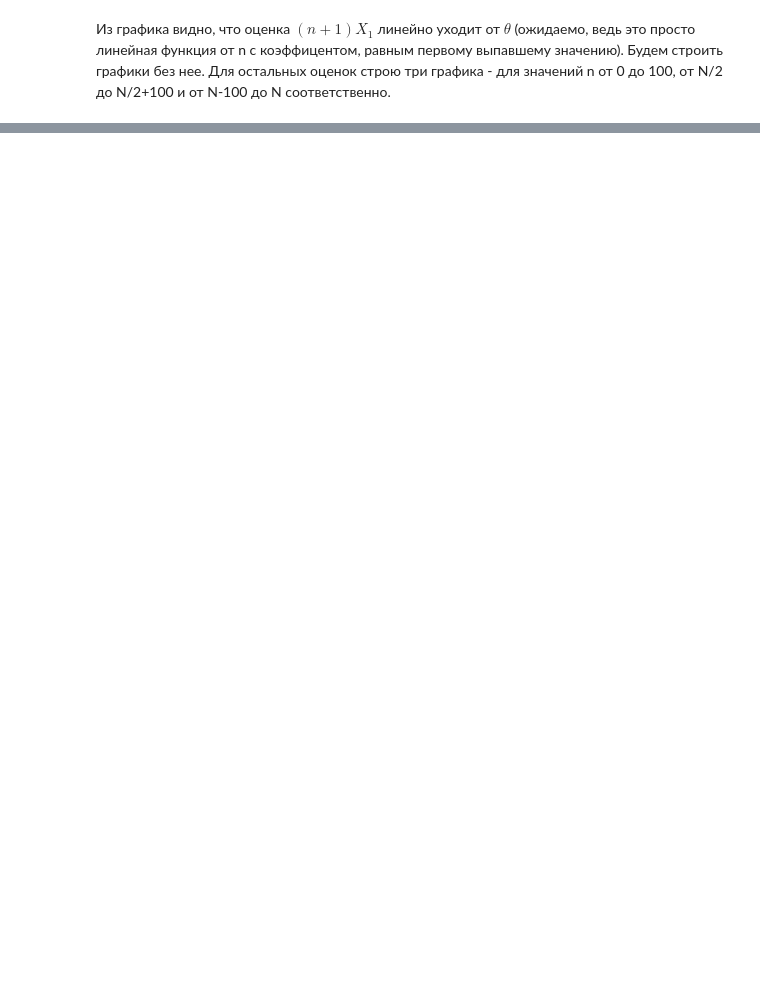
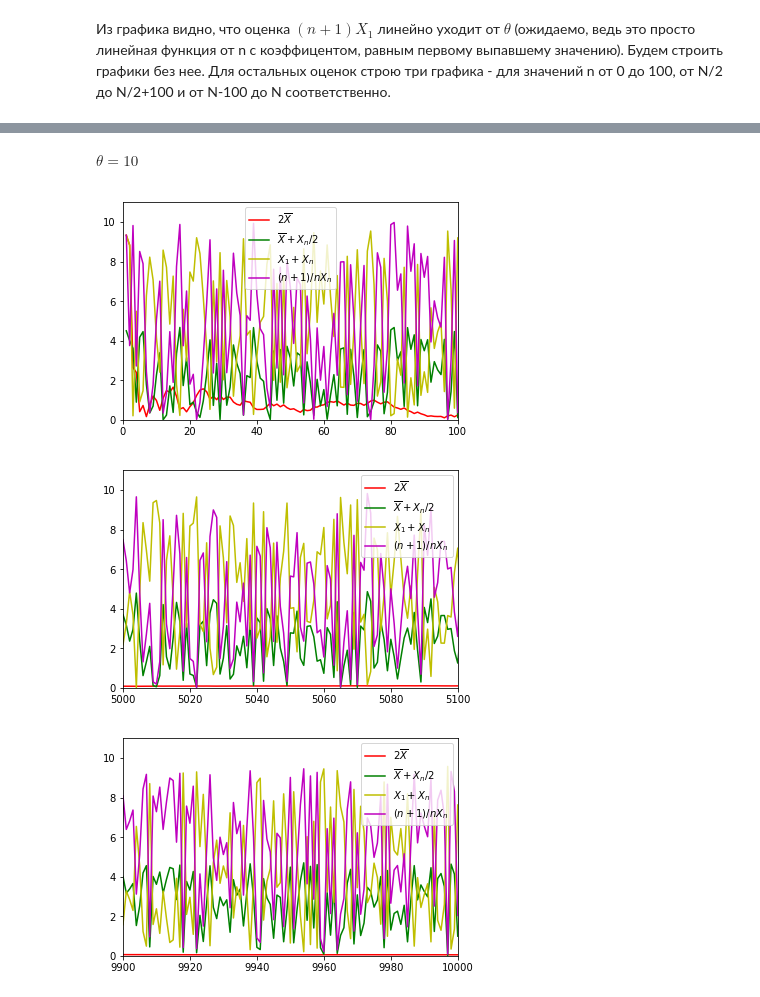
Before and after one commit to KaloshinPE/matstatistics, a Jupyter notebook: task1/task1 report.ipynb, the cells around one changed output, grey strips where cells are left out. Saved outputs shown, nothing was run; the diff lists cells and outputs as text; code cells hidden in the pictures; blank space fills up the shorter version.

```diff
--- a/task1/task1 report.ipynb
+++ b/task1/task1 report.ipynb
@@ -71,0 +75,10 @@ plot_rows([N - 100, N, 0.0, 1.1*theta])
+# %%
+def deal_with_theta(new_theta, scale):
+    new_sample = new_theta*np.random.rand(N)
+    new_rows = [[],[],[],[]]
+    for n in range(N+1)[1:]:
+        for i in range(4):
+            new_rows[i].append(np.abs(est_functions[i](n, new_sample) - new_theta))
+    plot_rows([0, 100, 0.0, scale*new_theta], new_rows)
+    plot_rows([N/2, N/2 + 100, 0.0, scale*new_theta], new_rows)
+    plot_rows([N - 100, N, 0.0, scale*new_theta], new_rows)
@@ -71,0 +93,8 @@ plot_rows([N - 100, N, 0.0, 1.1*theta])
+# %% [markdown]
+$\theta = 10$
+# %%
+deal_with_theta(10, 1.1)
+# %% [output]
+[figure, added]
+[figure, added]
+[figure, added]
```
Also changed, not shown: parts of 10 cells of this notebook.
